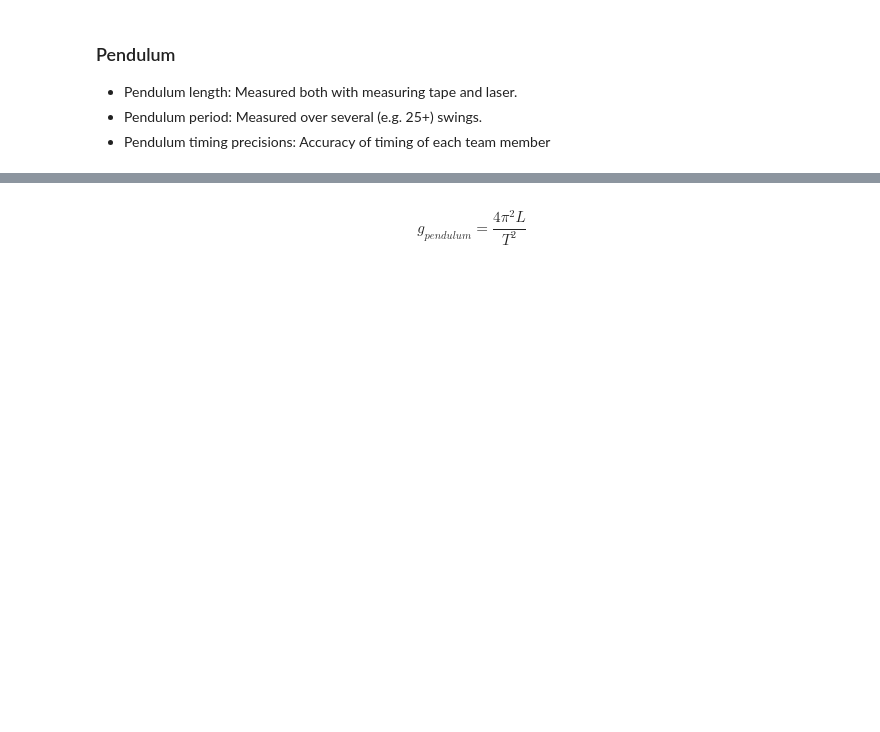
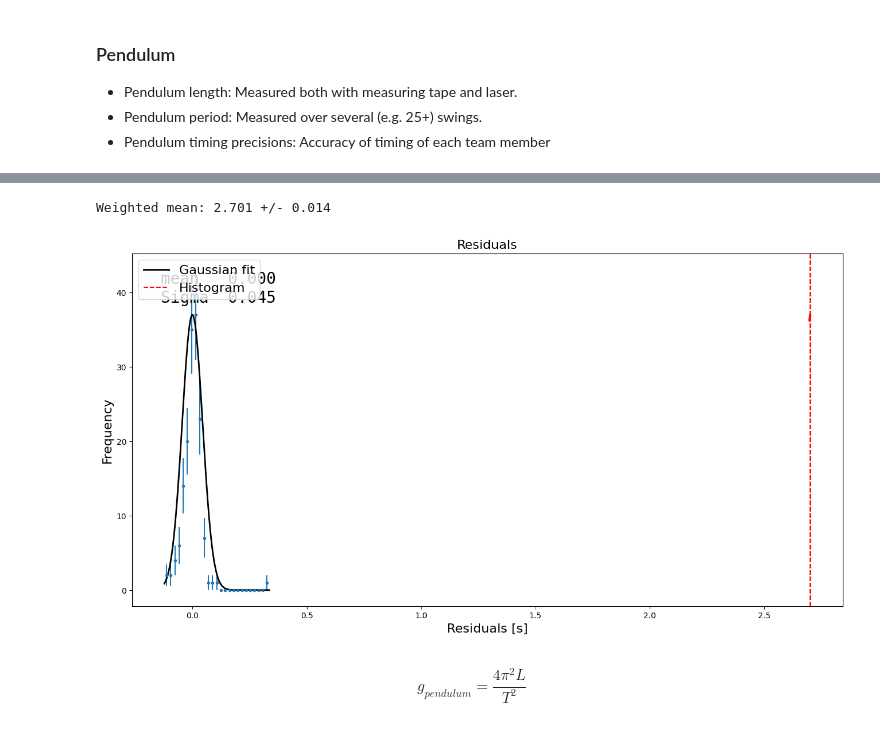
Before and after one commit to BerlinObel/AppStat2023-Project, a Jupyter notebook: Project.ipynb, the cells around one changed output, grey strips where cells are left out. Drawn from its saved outputs; the diff is of its cells as text; code cells hidden in the pictures; blank space fills up the shorter version.

```diff
--- a/Project.ipynb
+++ b/Project.ipynb
@@ -261,3 +267,29 @@ add_text_to_ax(0.04, 0.95, text2, ax, fontsize=20)
+# %%
+# Calculate weighted mean and std
+periods = Pendulum_Slope
+error = Pendulum_stddev
+weights = 1/error**2
+weighted_mean = np.sum(weights*periods)/np.sum(weights)
+weighted_std = np.sqrt(1/np.sum(weights))
+
+print(f'Weighted mean: {weighted_mean:.3f} +/- {weighted_std:.3f}')
+
+# plot the weighted mean
+
+fig, ax = plt.subplots(figsize=(16, 8))
+ax.axvline(weighted_mean, color='r', linestyle='--', label='Weighted mean')
+x_gauss = np.linspace(min(periods), max(periods), 100)
+ax.plot(x_gauss, gaussian(x_gauss, max(y), weighted_mean, weighted_std), 'r', linewidth=2)
+
+ax.set_xlabel('Residuals [s]', fontsize=16)
+ax.set_ylabel('Frequency', fontsize=16)
+ax.set_title('Residuals', fontsize=16)
+ax.legend(['Gaussian fit', 'Histogram'], fontsize=16)
+
+fig
+# %% [output]
+Weighted mean: 2.701 +/- 0.014
+[figure, added]
 # %%
 # Import SymPy:
 from sympy import *
```
Also changed, not shown: parts of 3 cells of this notebook, 2 other files.
